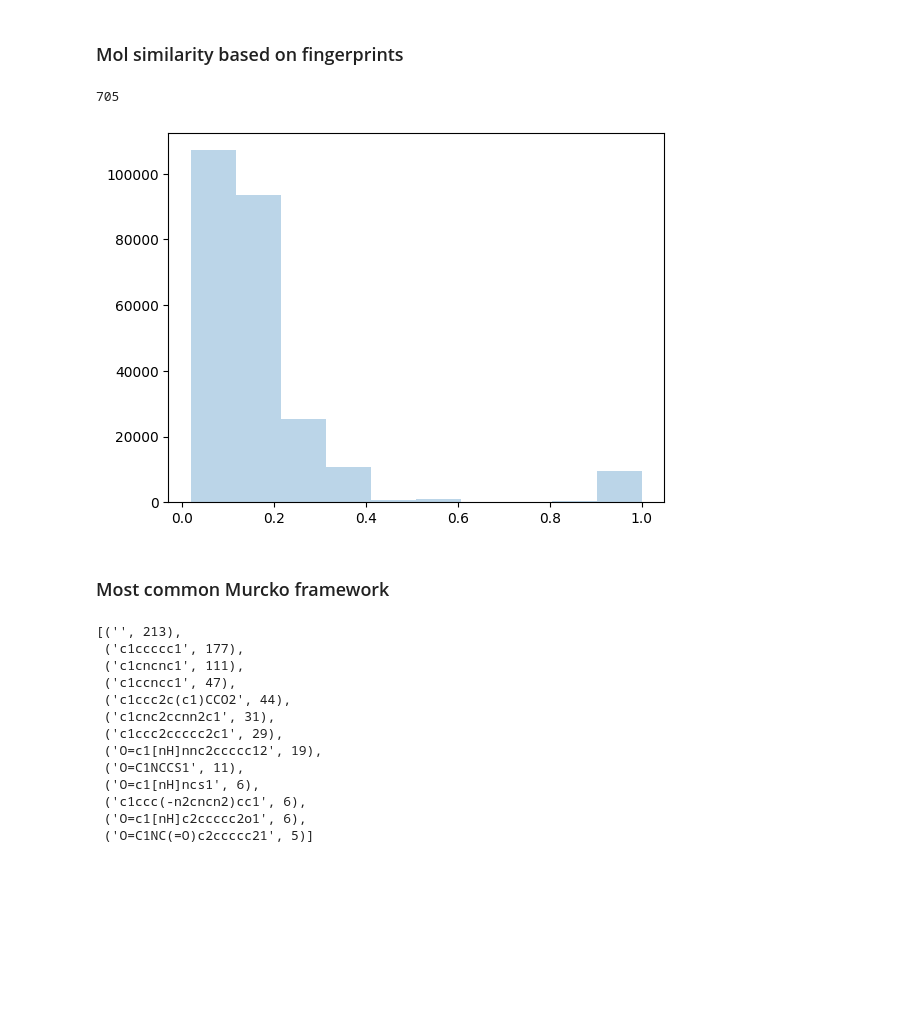
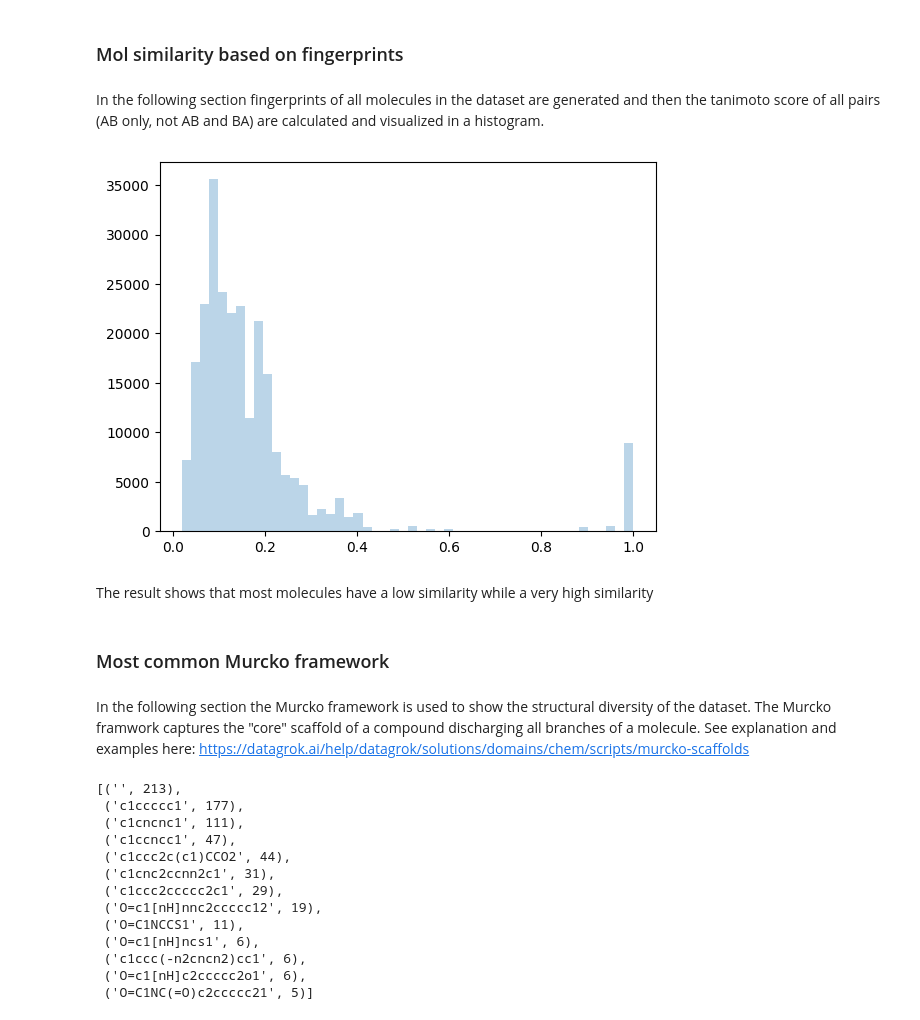
Before and after one commit to vdhooftcompmet/MS2LDA, a Jupyter notebook: notebooks/Pos_ACHE_Inhibitors_dataset.ipynb, the cells around one changed output. Drawn from its saved outputs; the diff is of its cells as text; code cells hidden in the pictures; blank space fills up the shorter version.

```diff
--- a/notebooks/Pos_ACHE_Inhibitors_dataset.ipynb
+++ b/notebooks/Pos_ACHE_Inhibitors_dataset.ipynb
@@ -15,9 +22,13 @@ fpgen = AllChem.GetRDKitFPGenerator()
 spectra_path = r"test_data\pos_ache_inhibitors_pesticides.mgf"
 spectra = load_from_mgf(spectra_path)
 # %%
+# retrieving inchis from spectra to convert them into rdkit.mol.objects
 inchis = []
+nominal_masses = []
 for spectrum in spectra:
     inchi = spectrum.get("inchi")
     inchis.append(inchi)
+    nominal_mass = spectrum.get("nominal_mass")
+    nominal_masses.append(int(nominal_mass))
 # %%
-mols = [Chem.MolFromInchi(inchi) for inchi in inchis]
+mols = [MolFromInchi(inchi) for inchi in inchis]
@@ -26,3 +53,5 @@ mols = [Chem.MolFromInchi(inchi) for inchi in inchis]
 # %% [markdown]
 ### Mol similarity based on fingerprints
+# %% [markdown]
+In the following section fingerprints of all molecules in the dataset are generated and then the tanimoto score of all pairs (AB only, not AB and BA) are calculated and visualized in a histogram.
 # %%
@@ -29,8 +59,4 @@ mols = [Chem.MolFromInchi(inchi) for inchi in inchis]
 fps = [fpgen.GetFingerprint(mol) for mol in mols]
-# %%
-len(fps)
-# %% [output]
-705
 # %%
 from itertools import combinations
 # %%
@@ -43,12 +71,16 @@ for fp1, fp2 in fps_combinations:
 # %%
 import matplotlib.pyplot as plt
 # %%
-plt.hist(tanimoto_scores, alpha=0.3)
+plt.hist(tanimoto_scores, bins=50, alpha=0.3)
 plt.show()
 # %% [output]
-[figure, old version]
+[figure, new version]
+# %% [markdown]
+The result shows that most molecules have a low similarity while a very high similarity
 # %% [markdown]
 ### Most common Murcko framework
+# %% [markdown]
+In the following section the Murcko framework is used to show the structural diversity of the dataset. The Murcko framwork captures the "core" scaffold of a compound discharging all branches of a molecule. See explanation and examples here: https://datagrok.ai/help/datagrok/solutions/domains/chem/scripts/murcko-scaffolds
 # %%
 from rdkit.Chem.Scaffolds.MurckoScaffold import GetScaffoldForMol
 from collections import Counter
```
Also changed, not shown: parts of 23 cells of this notebook.
